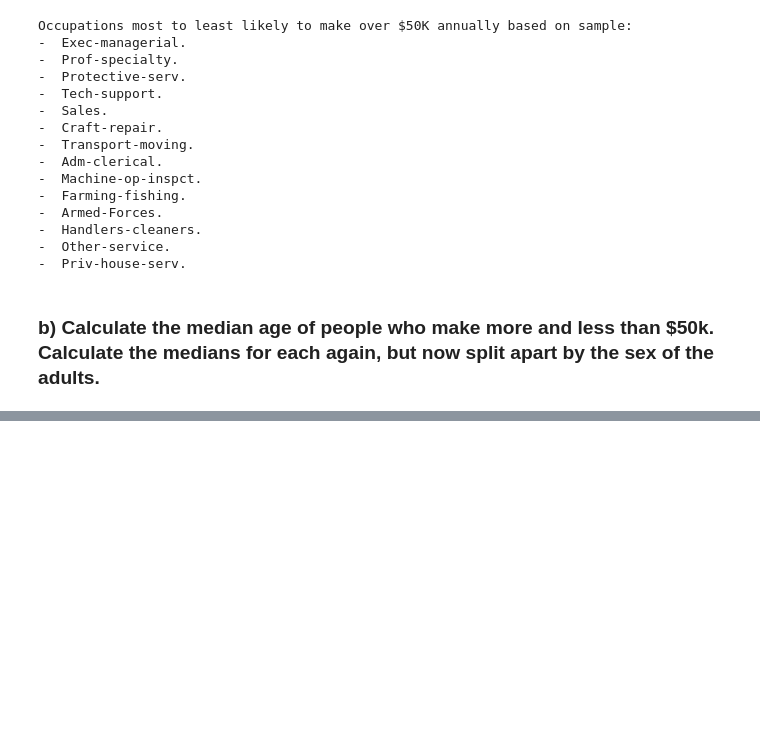
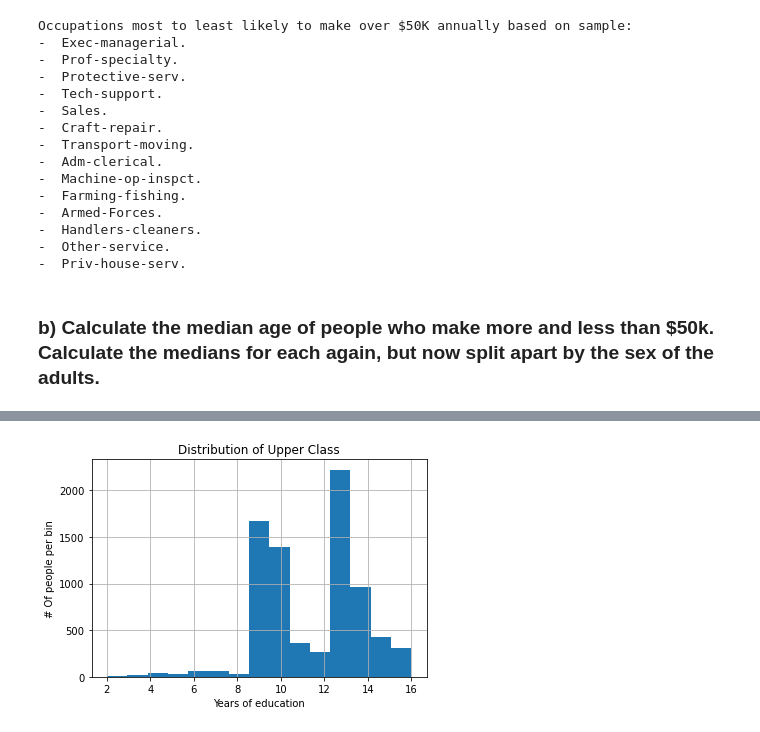
Before and after one commit to jventura1738/COSC311, a Jupyter notebook: LABS/Lab3_JV/Lab3.ipynb, the cells around one changed output, grey strips where cells are left out. Drawn from its saved outputs; the diff is of its cells as text; code cells hidden in the pictures; blank space fills up the shorter version.

```diff
--- a/LABS/Lab3_JV/Lab3.ipynb
+++ b/LABS/Lab3_JV/Lab3.ipynb
@@ -114,0 +129,24 @@ males_freater = my_table.query('sex == ["Male"] and income == [">50K"]')
+# %%
+# NOTE: Creating a sub-frame that contain: age, edu, and income.
+#       Then two sub-sub-frames which are split by income class.
+age_edu_income = a_frame[['age', 'education-num', 'income']]
+upper_income = age_edu_income[age_edu_income['income'] == '>50K']
+lower_income = age_edu_income[age_edu_income['income'] == '<=50K']
+
+# First we calculate the mean and median years of edu for the upper income class.
+upper_median = np.median(upper_income.loc[:, 'education-num'].tolist())
+upper_mean = np.mean(upper_income.loc[:, 'education-num'].tolist())
+
+# Then we calculate the same statistics on years of edu for the lower income class.
+lower_median = np.median(lower_income.loc[:, 'education-num'].tolist())
+lower_mean = np.mean(lower_income.loc[:, 'education-num'].tolist())
+
+# NOTE: biased downwards?
+print('-> Upper Income Years Of Education Held.')
+print('>  Mean: ', upper_mean, 'years')
+print('>  Median: ', upper_median, 'years', end='\n\n')
+
+# NOTE: biased upwards?
+print('-> Lower Income Years Of Education Held.')
+print('>  Mean: ', lower_mean, 'years')
+print('>  Median: ', lower_median, 'years')
@@ -114,0 +165,8 @@ males_freater = my_table.query('sex == ["Male"] and income == [">50K"]')
+# %%
+# NOTE: we will plot some epic histograms [Upper Class]!
+plt.title('Distribution of Upper Class')
+plt.xlabel('Years of education')
+plt.ylabel('# Of people per bin')
+upper_income_hist = upper_income['education-num'].hist(bins=15)
+# %% [output]
+[figure, added]
```
Also changed, not shown: parts of 8 cells of this notebook.
